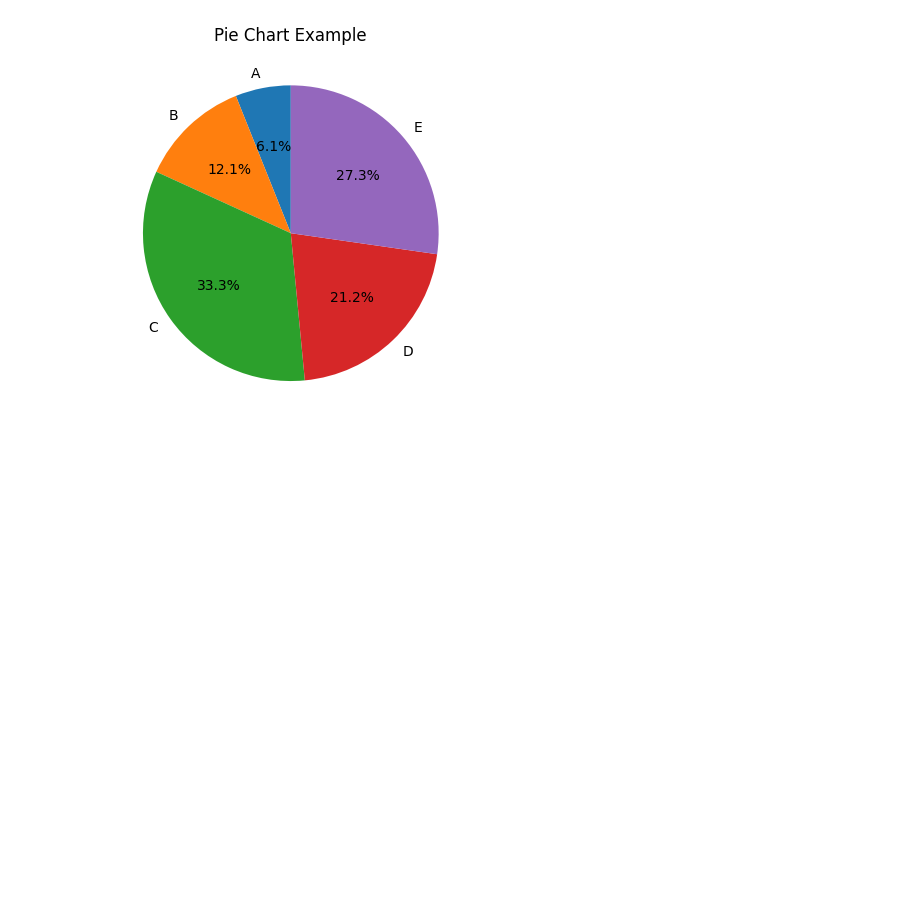
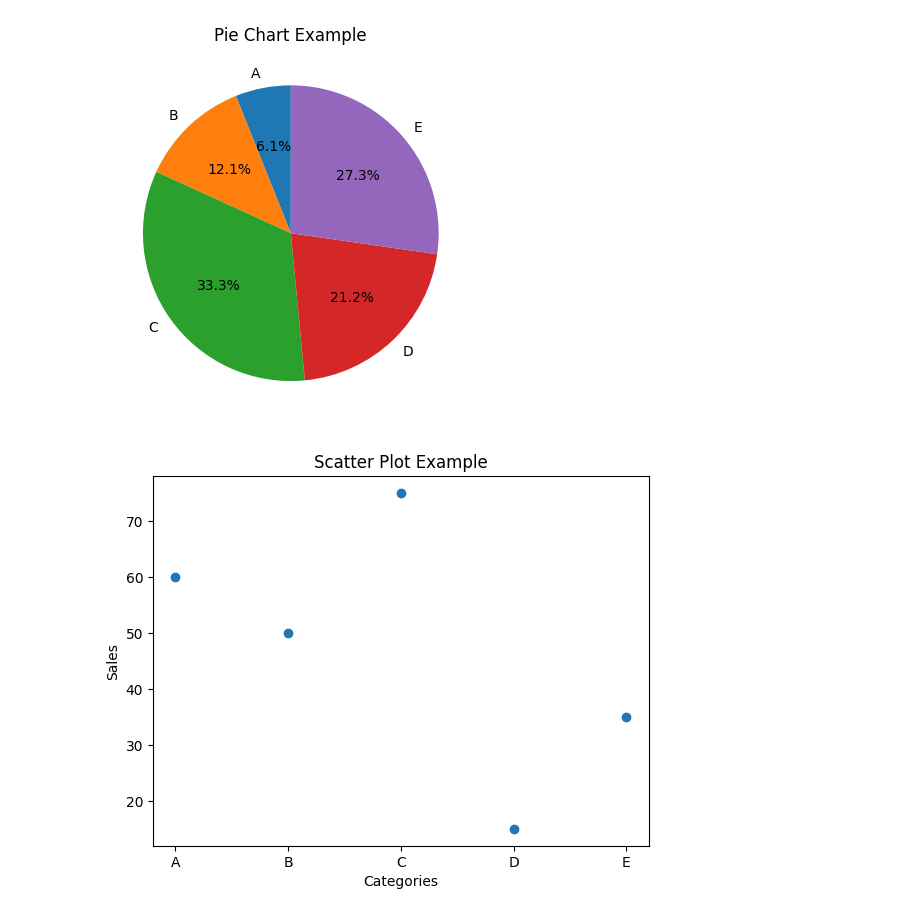
Before and after one commit to PNihalReddy/Data-Science-Practical-Files, a Jupyter notebook: DS_Matplotlib.ipynb, the cells around one changed output. Saved outputs shown, nothing was run; the diff lists cells and outputs as text; code cells hidden in the pictures; blank space fills up the shorter version.

```diff
--- a/DS_Matplotlib.ipynb
+++ b/DS_Matplotlib.ipynb
@@ -52,3 +52,14 @@ plt.title("Pie Chart Example")
 plt.show()
 # %% [output]
 [figure]
+# %%
+categories = ['A', 'B', 'C', 'D', 'E']
+sales = [60, 50, 75, 15, 35]
+
+plt.scatter(categories, sales)
+plt.title("Scatter Plot Example")
+plt.xlabel("Categories")
+plt.ylabel("Sales")
+plt.show()
+# %% [output]
+[figure, added]
```
Also changed, not shown: parts of 1 cell of this notebook.
